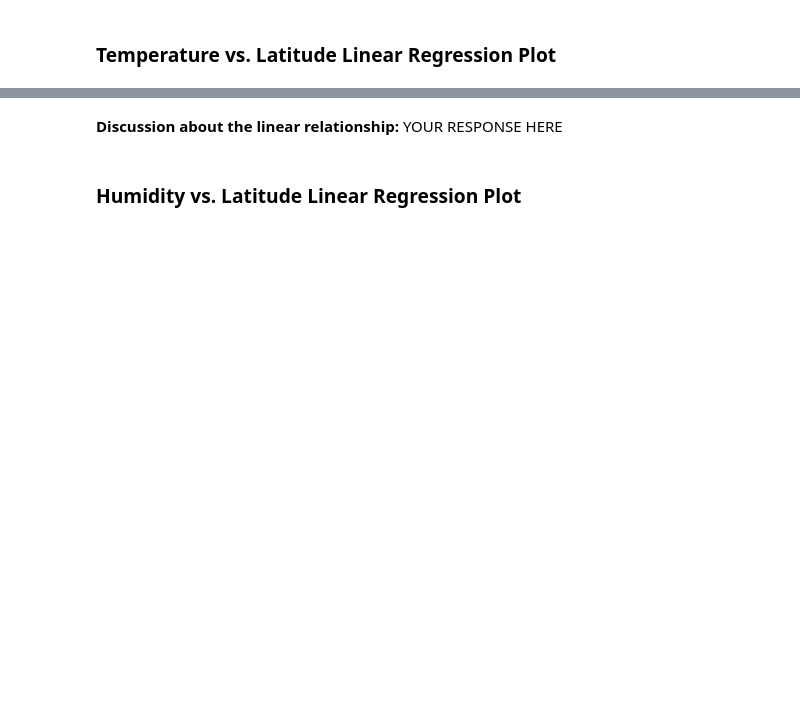
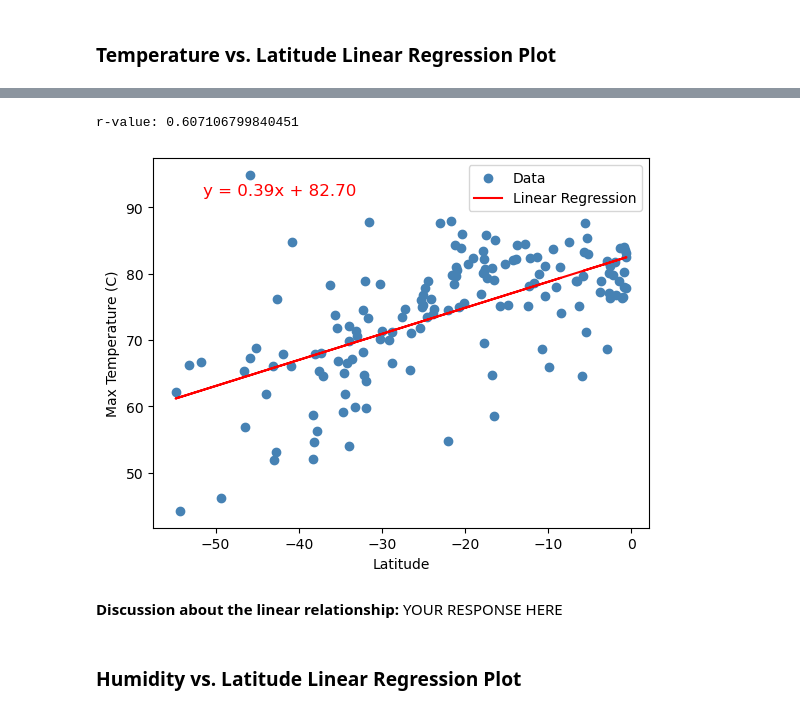
Before and after one commit to teelam1910/python-api-analysis, a Jupyter notebook: WeatherPy/WeatherPy (main).ipynb, the cells around one changed output, grey strips where cells are left out. Saved outputs shown, nothing was run; the diff lists cells and outputs as text; code cells hidden in the pictures; blank space fills up the shorter version.

```diff
--- a/WeatherPy/WeatherPy (main).ipynb
+++ b/WeatherPy/WeatherPy (main).ipynb
@@ -375,3 +390,13 @@ The r-value is: 0.4121057168607245
+# %%
+# Linear regression on Southern Hemisphere
+
+x = southern_hemi_df.Lat
+y = southern_hemi_df['Max Temp']
+title = 'Max Temperature (C)'
+linear_reg(x,y, title)
+# %% [output]
+r-value: 0.607106799840451
+[figure, added]
 # %% [markdown]
 **Discussion about the linear relationship:** YOUR RESPONSE HERE
 # %% [markdown]
```
Also changed, not shown: parts of 27 cells of this notebook, 1 other file.
